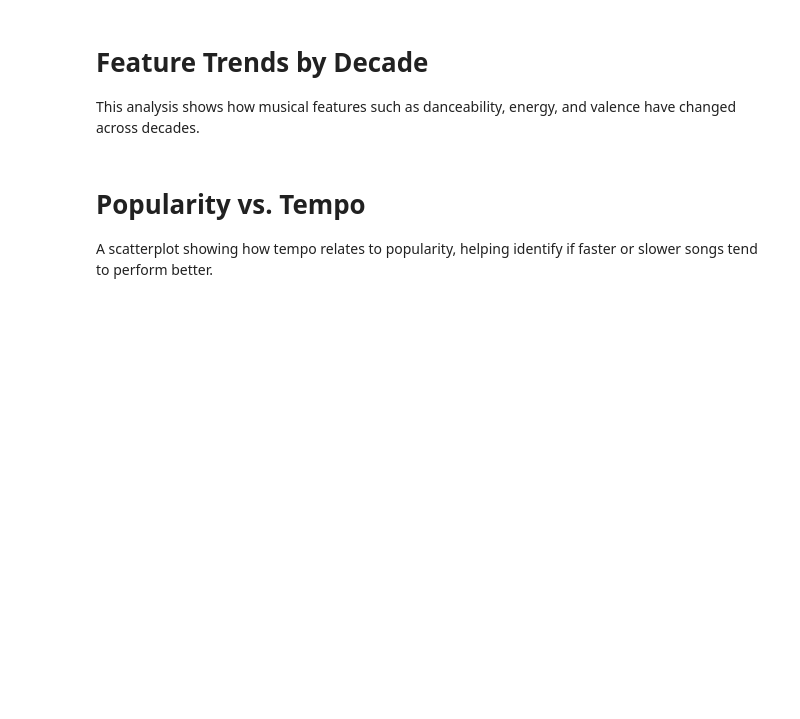
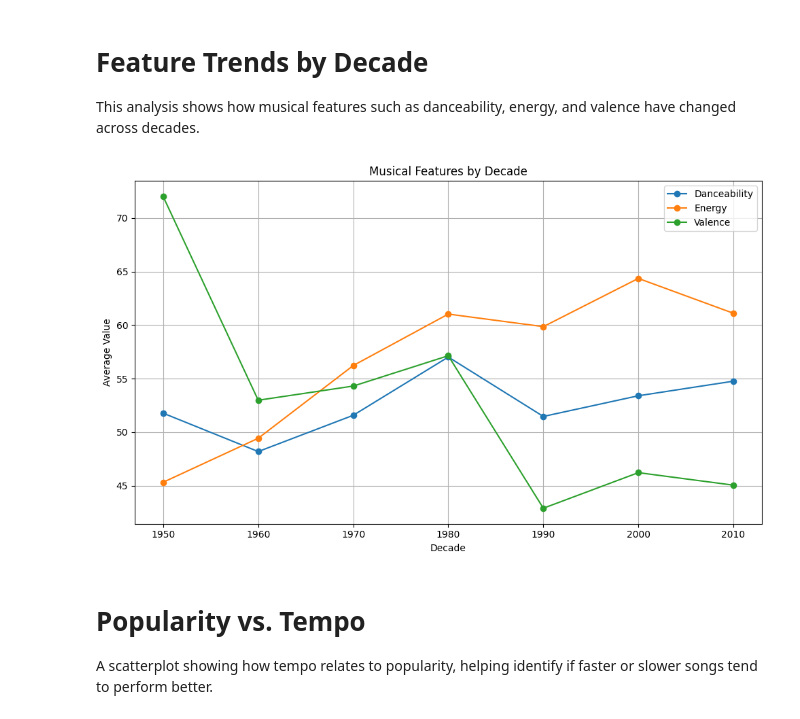
Before and after one commit to betanight/June_Code_Pudding, a Jupyter notebook: sohini_kmeans.ipynb, the cells around one changed output. Drawn from its saved outputs; the diff is of its cells as text; code cells hidden in the pictures; blank space fills up the shorter version.

```diff
--- a/eli_analysis_updated.ipynb
+++ b/sohini_kmeans.ipynb
@@ -453,14 +465,16 @@ print(top_popular)
 This analysis shows how musical features such as danceability, energy, and valence have changed across decades.
 # %%
 
-df['decade'] = (df['year'] // 10) * 10
-decade_means = df.groupby('decade')[['danceability', 'energy', 'valence']].mean()
+df['decade'] = (df['Year'] // 10) * 10
+decade_means = df.groupby('decade')[['Danceability', 'Energy', 'Valence']].mean()
 decade_means.plot(marker='o', figsize=(10, 6), title='Musical Features by Decade')
 plt.xlabel('Decade')
 plt.ylabel('Average Value')
 plt.grid(True)
 plt.tight_layout()
 plt.show()
+# %% [output]
+[figure, added]
 # %% [markdown]
 # Popularity vs. Tempo
 A scatterplot showing how tempo relates to popularity, helping identify if faster or slower songs tend to perform better.
```
Also changed, not shown: parts of 8 cells of this notebook, 2 other files.
